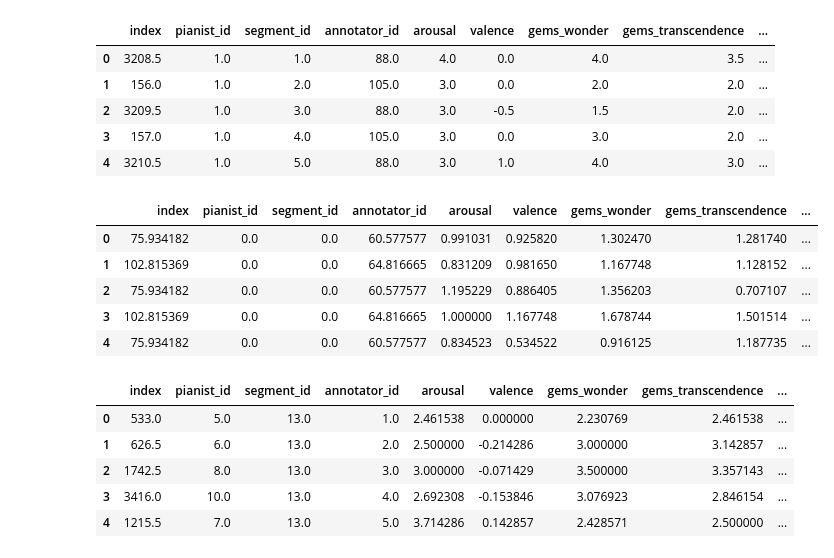
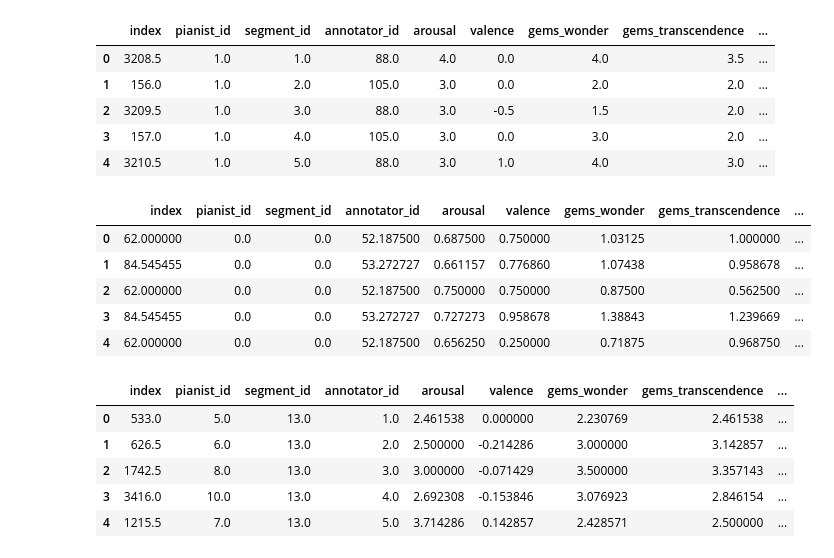
Before and after one commit to NoahPichl/MLPC_The_haunted_turtles, a Jupyter notebook: data_exploration.ipynb, the cells around one changed output. Saved outputs shown, nothing was run; the diff lists cells and outputs as text; code cells hidden in the pictures.

```diff
--- a/data_exploration.ipynb
+++ b/data_exploration.ipynb
@@ -72,14 +72,14 @@ anot_std
 # Calculates the mean, median, standard deviation for each segment and pianist
 mean_seg = []
 median_seg = []
-std_seg = []
+mad_seg = []
 for pia_id in range(1, anot["pianist_id"][len(anot)-1] + 1):
     pianist = anot[anot["pianist_id"] == pia_id]
     for seg_id in range(1, anot["segment_id"][len(anot)-1] + 1):
         mask = pianist["segment_id"] == seg_id
         mean_seg.append(pianist[mask].mean(axis=0))
         median_seg.append(pianist[mask].median(axis=0))
-        std_seg.append(pianist[mask].std(axis=0))
+        mad_seg.append(pianist[mask].mad(axis=0))
 # %%
 mean_seg = pd.DataFrame(mean_seg)
 mean_seg.head()
@@ -101,15 +101,15 @@ median_seg.head()
 | 3 | 157.0 | 1.0 | 4.0 | 105.0 | 3.0 | 0.0 | 3.0 | 2.0 | ... |
 | 4 | 3210.5 | 1.0 | 5.0 | 88.0 | 3.0 | 1.0 | 4.0 | 3.0 | ... |
 # %%
-std_seg = pd.DataFrame(std_seg)
-std_seg.head()
+mad_seg = pd.DataFrame(mad_seg)
+mad_seg.head()
 # %% [output]
 |  | index | pianist_id | segment_id | annotator_id | arousal | valence | gems_wonder | gems_transcendence | ... |
-| 0 | 75.934182 | 0.0 | 0.0 | 60.577577 | 0.991031 | 0.925820 | 1.302470 | 1.281740 | ... |
-| 1 | 102.815369 | 0.0 | 0.0 | 64.816665 | 0.831209 | 0.981650 | 1.167748 | 1.128152 | ... |
-| 2 | 75.934182 | 0.0 | 0.0 | 60.577577 | 1.195229 | 0.886405 | 1.356203 | 0.707107 | ... |
-| 3 | 102.815369 | 0.0 | 0.0 | 64.816665 | 1.000000 | 1.167748 | 1.678744 | 1.501514 | ... |
-| 4 | 75.934182 | 0.0 | 0.0 | 60.577577 | 0.834523 | 0.534522 | 0.916125 | 1.187735 | ... |
+| 0 | 62.000000 | 0.0 | 0.0 | 52.187500 | 0.687500 | 0.750000 | 1.03125 | 1.000000 | ... |
+| 1 | 84.545455 | 0.0 | 0.0 | 53.272727 | 0.661157 | 0.776860 | 1.07438 | 0.958678 | ... |
+| 2 | 62.000000 | 0.0 | 0.0 | 52.187500 | 0.750000 | 0.750000 | 0.87500 | 0.562500 | ... |
+| 3 | 84.545455 | 0.0 | 0.0 | 53.272727 | 0.727273 | 0.958678 | 1.38843 | 1.239669 | ... |
+| 4 | 62.000000 | 0.0 | 0.0 | 52.187500 | 0.656250 | 0.250000 | 0.71875 | 0.968750 | ... |
 # %%
 # Calulates the mean and median for every annotator
 mean_annotators = []
```
Also changed, not shown: parts of 6 cells of this notebook.
